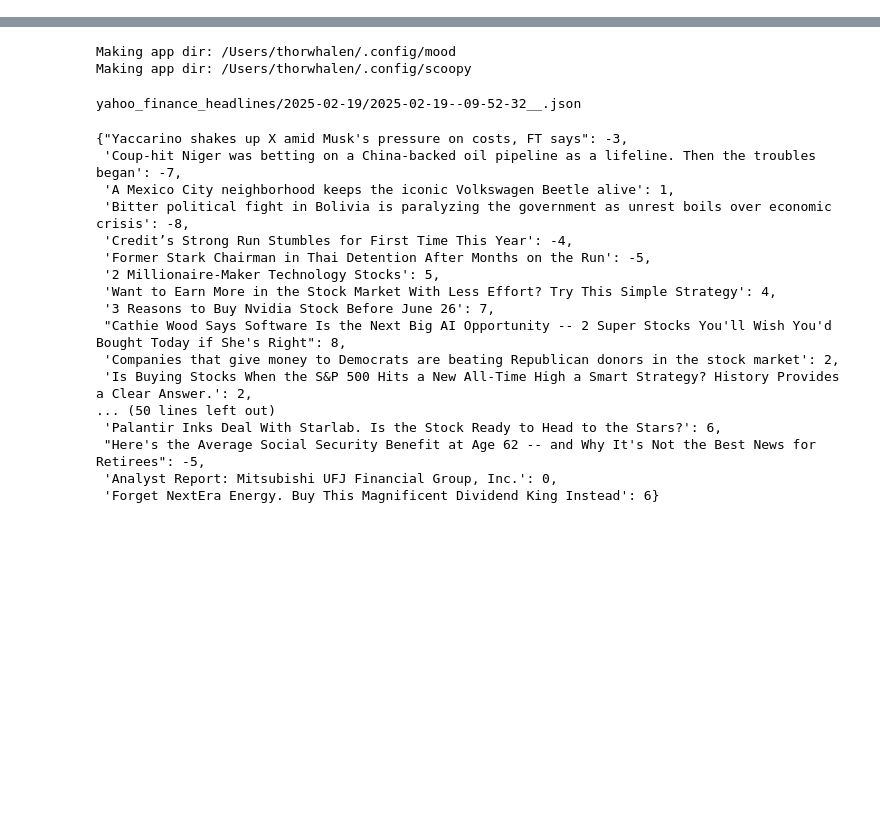
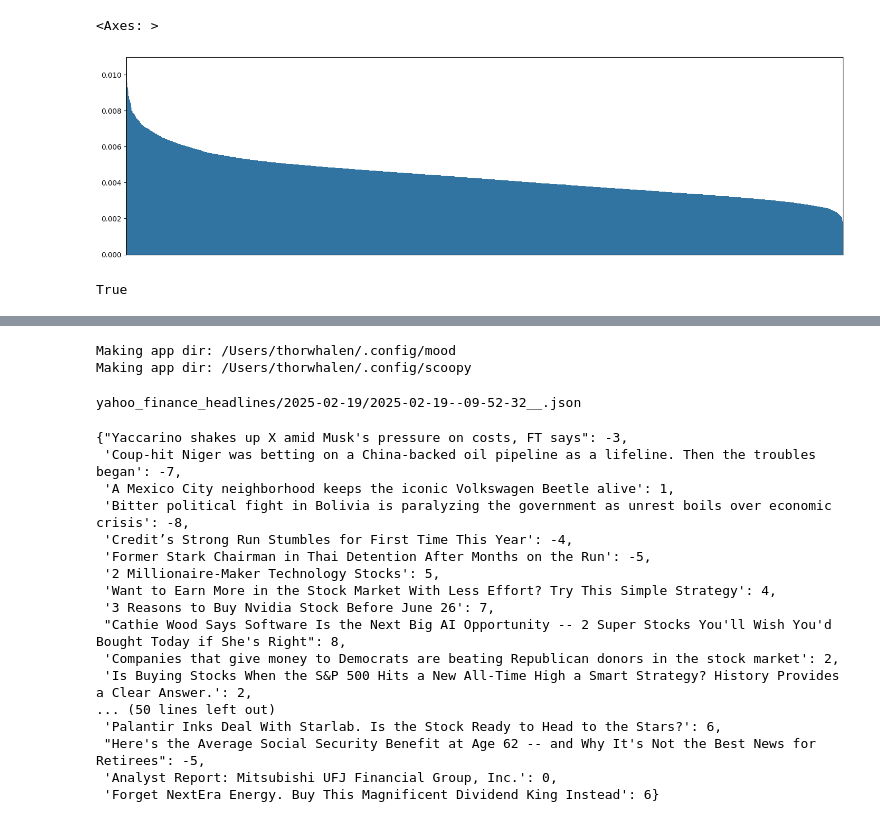
Before and after one commit to thorwhalen/mood, a Jupyter notebook: misc/mood_wip.ipynb, the cells around one changed output, grey strips where cells are left out. Drawn from its saved outputs; the diff is of its cells as text; code cells hidden in the pictures; blank space fills up the shorter version.

```diff
--- a/misc/mood_wip.ipynb
+++ b/misc/mood_wip.ipynb
@@ -0,0 +258,27 @@
+# %%
+import tabled
+
+sentiment_text_embeddings_6501_key = 'sentiment_text_embeddings_6501.parquet'
+mood_store = tabled.DfFiles('/Users/thorwhalen/Dropbox/py/proj/misc/infinvest/mood/misc')
+
+if sentiment_text_embeddings_6501_key not in mood_store:
+    import oa
+
+    texts = sorted(set(sdf.text))  # to only keep duplicates
+
+    texts_and_embeddings = oa.embeddings({t: t for t in texts})
+    sentiment_text_embeddings = pd.DataFrame(merge_embeddings_to_text_array(
+        sdf.text, texts_and_embeddings
+    ))
+    # w = pd.Series(
+    #     {i: v for i, v in enumerate(sentiment_text_embeddings)}, name='embeddings'
+    # )
+
+    mood_store[sentiment_text_embeddings_6501_key] = sentiment_text_embeddings
+else:
+    sentiment_text_embeddings = mood_store[sentiment_text_embeddings_6501_key]
+    sentiment_text_embeddings = sentiment_text_embeddings['embedding'].to_list()
+
+import numpy as np
+X = np.vstack(sentiment_text_embeddings)
+print(f"{X.shape=}")
@@ -0,0 +394,14 @@
+# %%
+label = 'anger'
+t = models[label]['model'].predict_proba(X)[:, 1]
+bars(sorted(t, reverse=True))
+# %% [output]
+<Axes: >
+[figure, added]
+# %%
+label = 'anger'
+predict_probas = models[label]['model'].predict_proba(X)
+predictions = models[label]['model'].predict(X)
+all(predictions == 0)
+# %% [output]
+True
```
Also changed, not shown: parts of 46 cells of this notebook, 4 other files.
